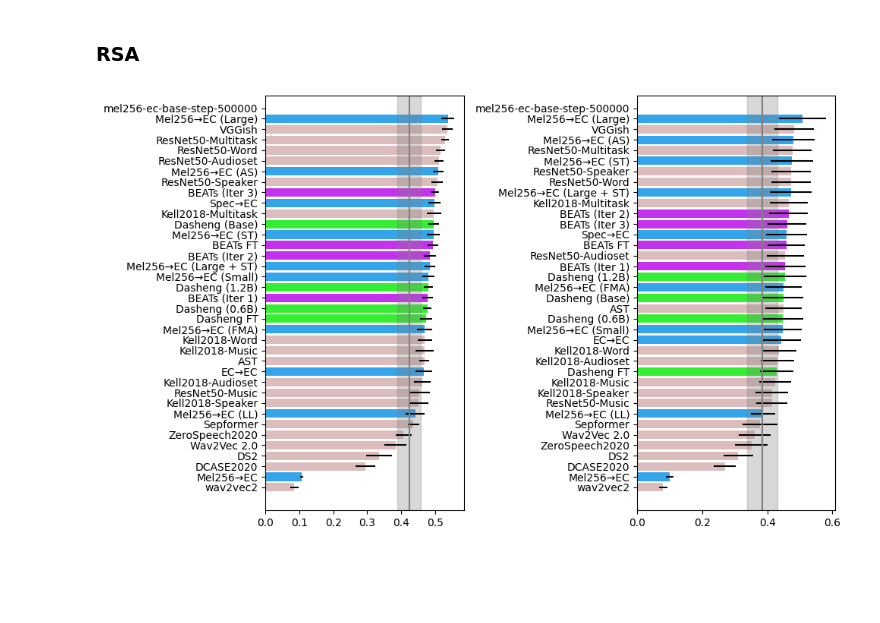
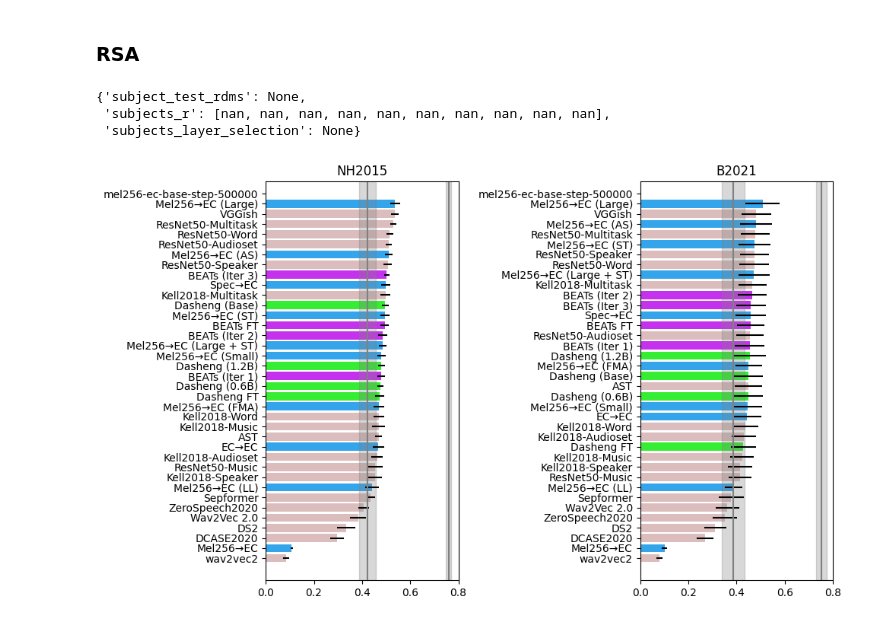
Before and after one commit to mrpep/braindnn, a Jupyter notebook: notebooks/Results.ipynb, the cells around one changed output. Drawn from its saved outputs; the diff is of its cells as text; code cells hidden in the pictures; blank space fills up the shorter version.

```diff
--- a/notebooks/Results.ipynb
+++ b/notebooks/Results.ipynb
@@ -37,7 +37,7 @@ for f in tqdm(Path('../results/voxel_prediction/NH2015').glob('*.pkl')):
 for f in tqdm(Path('../results/rsa/NH2015').glob('*.pkl')):
     subjects_rsa = joblib.load(f)['subjects_r']
     rsa_val = np.nanmean(subjects_rsa)
-    rsa_std = np.nanstd(subjects_rsa)
+    rsa_std = np.nanstd(subjects_rsa)/(np.sqrt(len(subjects_rsa['subjects_r'])-1))
     model = f.stem.split('RSA_NH2015_')[-1]
     model_metadata = {'model': model,
                       'rsa_nh2015': rsa_val,
@@ -47,7 +47,7 @@ for f in tqdm(Path('../results/rsa/NH2015').glob('*.pkl')):
 for f in tqdm(Path('../results/rsa/B2021').glob('*.pkl')):
     subjects_rsa = joblib.load(f)['subjects_r']
     rsa_val = np.nanmean(subjects_rsa)
-    rsa_std = np.nanstd(subjects_rsa)
+    rsa_std = np.nanstd(subjects_rsa)/(np.sqrt(len(subjects_rsa['subjects_r'])-1))
     model = f.stem.split('RSA_B2021_')[-1]
     model_metadata = {'model': model,
                       'rsa_b2021': rsa_val,
@@ -210,35 +229,57 @@ plt.tight_layout()
 [figure]
 # %% [markdown]
 ### RSA
+# %%
+topline_nh
+# %% [output]
+{'subject_test_rdms': None,
+ 'subjects_r': [nan, nan, nan, nan, nan, nan, nan, nan, nan, nan],
+ 'subjects_layer_selection': None}
 # %%
 fig, ax = plt.subplots(figsize=(10, 6), nrows=1, ncols=2)
 
 df_rsa = df_all[['rsa_nh2015', 'rsa_nh2015_std']]
 df_rsa = df_rsa.sort_values('rsa_nh2015')
 rsa_spectemp = df_rsa.loc['spectemp']
 df_rsa = df_rsa.drop(index='spectemp')
 ax[0].barh(y=df_rsa.index.map(lambda x: m_to_label[x] if x in m_to_label else x),
            width=df_rsa['rsa_nh2015'],
            xerr=df_rsa['rsa_nh2015_std'],
            color=df_rsa.index.map(assign_color))
 ax[0].axvline(rsa_spectemp['rsa_nh2015'], c='gray')
 ax[0].axvspan(rsa_spectemp['rsa_nh2015']-rsa_spectemp['rsa_nh2015_std'],
               rsa_spectemp['rsa_nh2015']+rsa_spectemp['rsa_nh2015_std'],
               color='gray', alpha=0.3)
-
+topline_nh = joblib.load('../results/rsa/NH2015/RSA_NH2015_topline.pkl')
+topline_nh_mean = np.nanmean(topline_nh['subjects_r'])
+topline_nh_std = np.nanstd(topline_nh['subjects_r'])/(np.sqrt(len(topline_nh['subjects_r'])-1))
+ax[0].axvline(topline_nh_mean, c='gray')
+ax[0].axvspan(topline_nh_mean-topline_nh_std,
+              topline_nh_mean+topline_nh_std,
+              color='gray', alpha=0.3)
+ax[0].set_title('NH2015')
 df_rsa = df_all[['rsa_b2021', 'rsa_b2021_std']]
 df_rsa = df_rsa.sort_values('rsa_b2021')
 rsa_spectemp = df_rsa.loc['spectemp']
 df_rsa = df_rsa.drop(index='spectemp')
 ax[1].barh(y=df_rsa.index.map(lambda x: m_to_label[x] if x in m_to_label else x),
            width=df_rsa['rsa_b2021'],
            xerr=df_rsa['rsa_b2021_std'],
            color=df_rsa.index.map(assign_color))
 ax[1].axvline(rsa_spectemp['rsa_b2021'], c='gray')
 ax[1].axvspan(rsa_spectemp['rsa_b2021']-rsa_spectemp['rsa_b2021_std'],
               rsa_spectemp['rsa_b2021']+rsa_spectemp['rsa_b2021_std'],
               color='gray', alpha=0.3)
-
+topline_b2021 = joblib.load('../results/rsa/B2021/RSA_B2021_topline.pkl')
+topline_b2021_mean = np.nanmean(topline_b2021['subjects_r'])
+topline_b2021_std = np.nanstd(topline_b2021['subjects_r'])/(np.sqrt(len(topline_b2021['subjects_r'])-1))
+ax[1].axvline(topline_b2021_mean, c='gray')
+ax[1].axvspan(topline_b2021_mean-topline_b2021_std,
+              topline_b2021_mean+topline_b2021_std,
+              color='gray', alpha=0.3)
+ax[1].set_title('B2021')
+ax[0].set_xlim(0,0.8)
+ax[1].set_xlim(0,0.8)
 plt.tight_layout()
 # %% [output]
-[figure, old version]
+[figure, new version]
```
Also changed, not shown: parts of 2 cells of this notebook, 4 other files.
